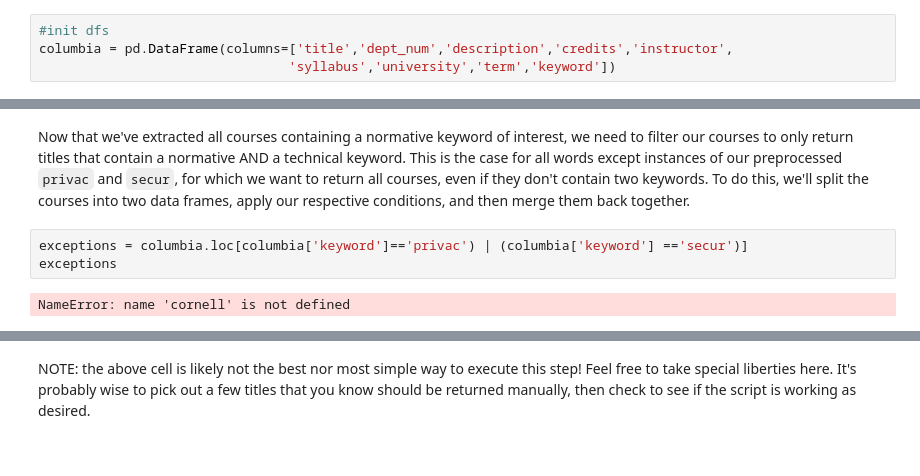
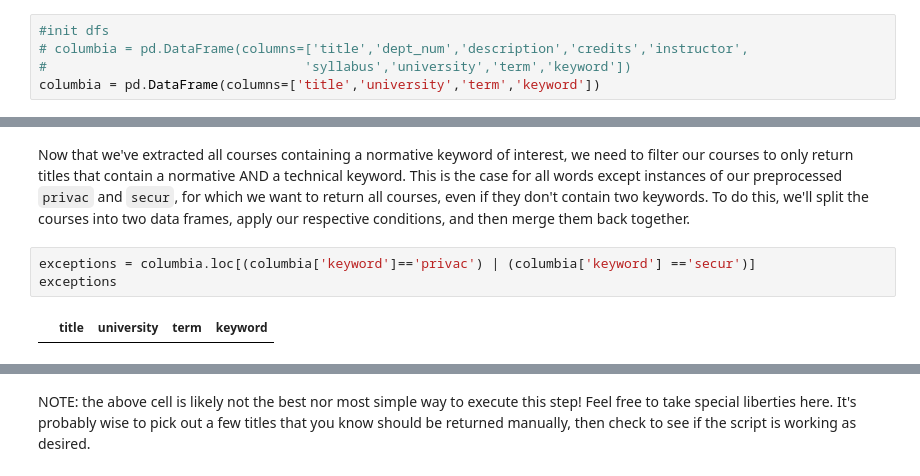
Before and after one commit to brianavecchione/data-science-ethics, a Jupyter notebook: scrapers/9-columbia.ipynb, the cells around one changed output, grey strips where cells are left out. Cells and saved outputs as stored; diff of their text form.

```diff
--- a/scrapers/9-columbia.ipynb
+++ b/scrapers/9-columbia.ipynb
@@ -90,8 +90,9 @@ We initialize a data frame with columns for all of the course items we want to e
 * The keyword that triggered the extraction (this is for auditing purposes): `keyword`
 # %%
 #init dfs
-columbia = pd.DataFrame(columns=['title','dept_num','description','credits','instructor',
-                                'syllabus','university','term','keyword'])
+# columbia = pd.DataFrame(columns=['title','dept_num','description','credits','instructor',
+#                                 'syllabus','university','term','keyword'])
+columbia = pd.DataFrame(columns=['title','university','term','keyword'])
 # %% [markdown]
 The loop below executes part 1 of our extraction. It's long and kind of messy (sorry), so feel free to play around with the structure if you'd like. The key tasks here are to extract our items of interest based on our search queries and append them to our data frame.
 # %%
@@ -178,10 +212,10 @@ columbia
 # %% [markdown]
 Now that we've extracted all courses containing a normative keyword of interest, we need to filter our courses to only return titles that contain a normative AND a technical keyword. This is the case for all words except instances of our preprocessed `privac` and `secur`, for which we want to return all courses, even if they don't contain two keywords. To do this, we'll split the courses into two data frames, apply our respective conditions, and then merge them back together.
 # %%
-exceptions = columbia.loc[columbia['keyword']=='privac') | (columbia['keyword'] =='secur')]
+exceptions = columbia.loc[(columbia['keyword']=='privac') | (columbia['keyword'] =='secur')]
 exceptions
 # %% [output]
-NameError: name 'cornell' is not defined
+|  | title | university | term | keyword |
 # %%
 #loop through technical keyword list, extract relevant titles
 for word in technical:
```
Also changed, not shown: parts of 4 cells of this notebook, 1 other file.
